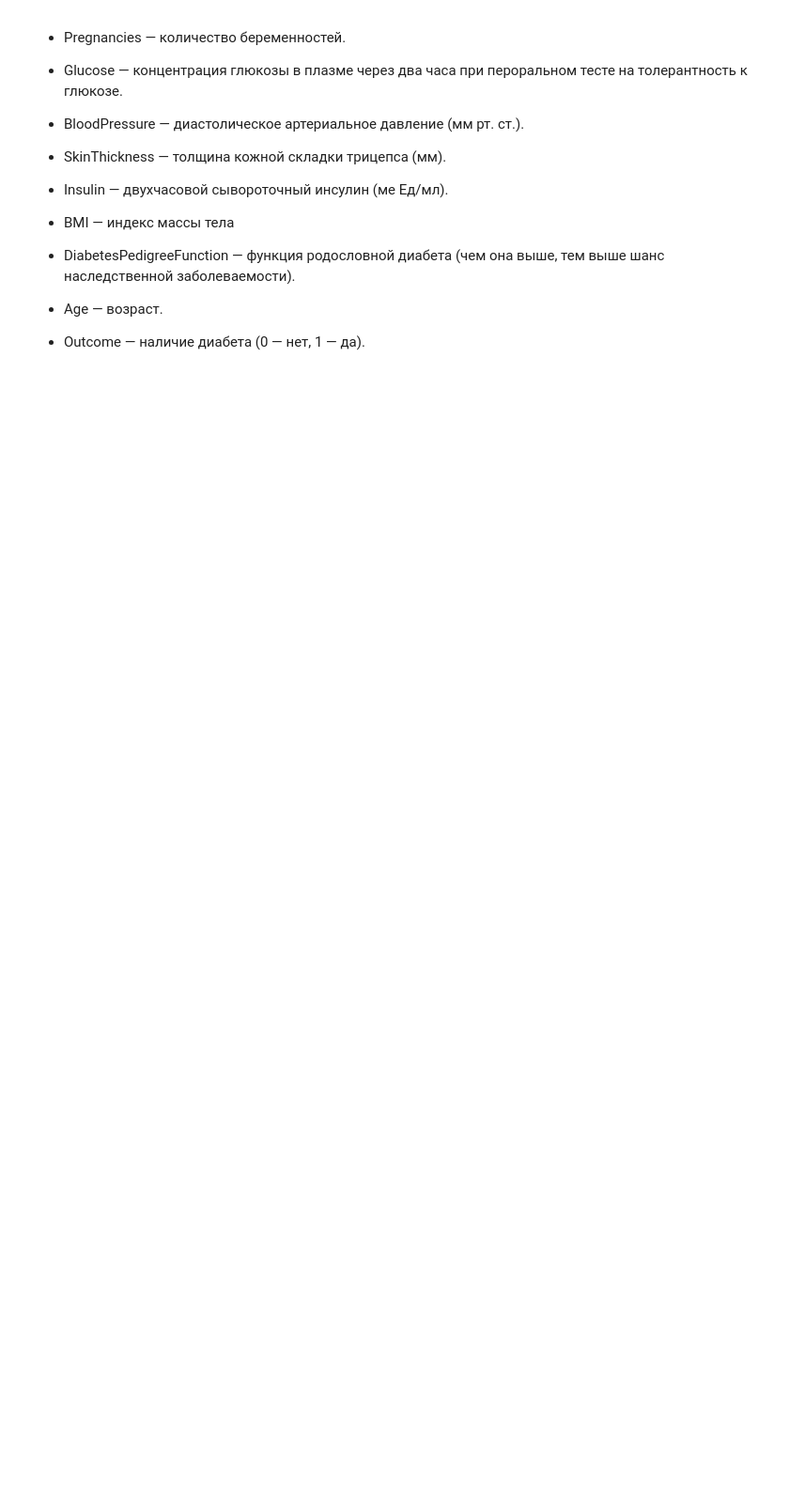
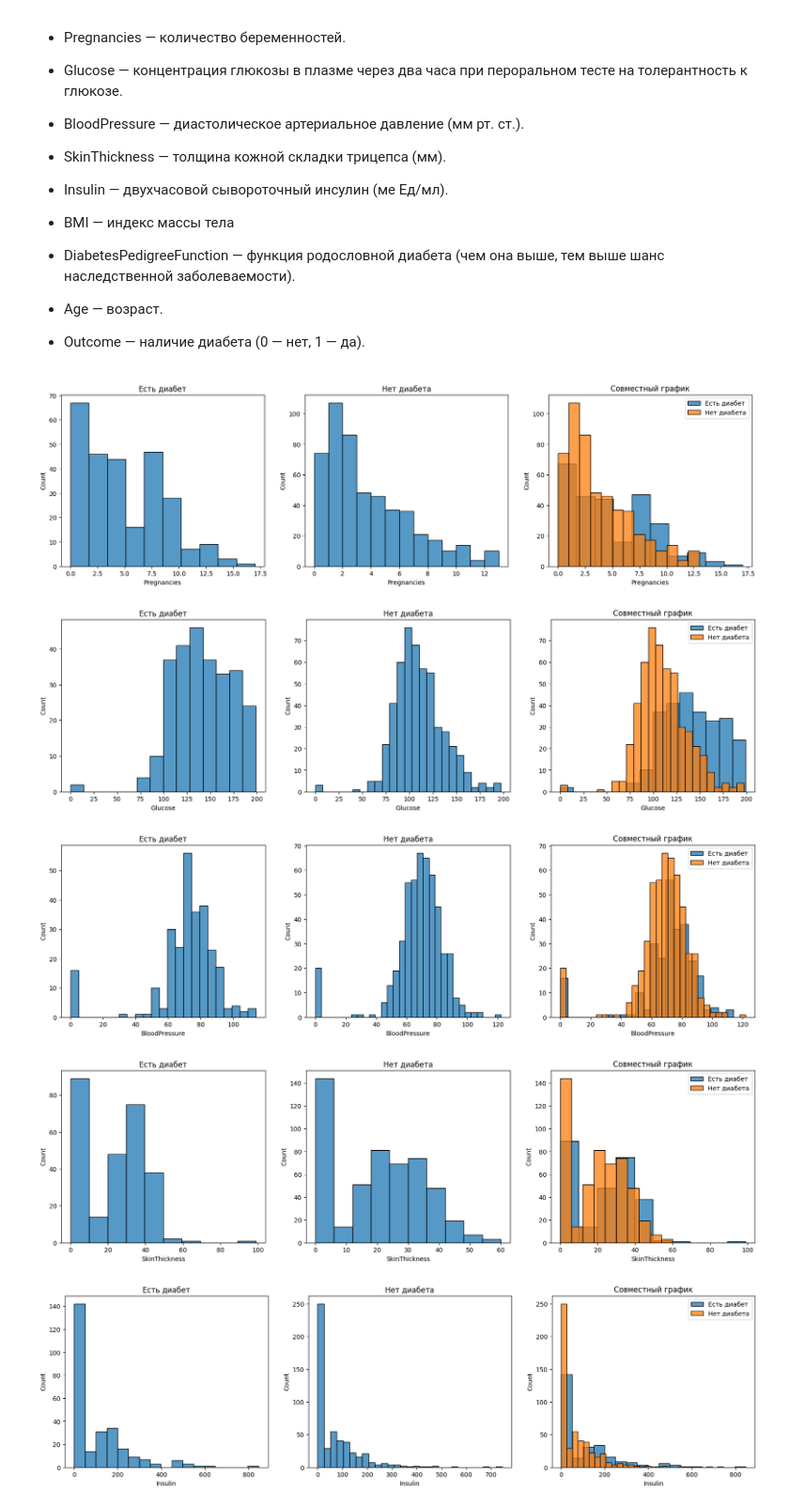
Before and after one commit to vokhmianin-da/sf_data_science, a Jupyter notebook: PYTHON-14 CLEAN DATA/Practic.ipynb, the cells around one changed output. Shown at 94% size. Cells and saved outputs as stored; diff of their text form; code cells hidden in the pictures; blank space fills up the shorter version.

```diff
--- a/PYTHON-14 CLEAN DATA/Practic.ipynb
+++ b/PYTHON-14 CLEAN DATA/Practic.ipynb
@@ -42,3 +45,26 @@ diabetes.head()
 * Age — возраст.
 
 * Outcome — наличие диабета (0 — нет, 1 — да).
+# %%
+#diabetes.hist(figsize=(20, 8));
+#display(diabetes.columns)
+#diabetes[diabetes["Outcome"]==1].hist(figsize=(20, 8));
+#diabetes[diabetes["Outcome"]==0].hist(figsize=(20, 8));
+for col in diabetes.columns:
+    if col == 'Outcome' or col == 'Gender':
+        continue
+    fig,axes=plt.subplots(nrows=1, ncols=3, figsize=(20, 5))
+    sns.histplot(diabetes[diabetes["Outcome"]==1][col],ax=axes[0])
+    axes[0].set_title("Есть диабет")
+    sns.histplot(diabetes[diabetes["Outcome"]==0][col],ax=axes[1])
+    axes[1].set_title("Нет диабета")
+    sns.histplot(diabetes[diabetes["Outcome"]==1][col],ax=axes[2])
+    sns.histplot(diabetes[diabetes["Outcome"]==0][col],ax=axes[2])
+    axes[2].set_title("Совместный график")
+    axes[2].legend(['Есть диабет', 'Нет диабета'])
+# %% [output]
+[figure, added]
+[figure, added]
+[figure, added]
+[figure, added]
+[figure, added]
```
Also changed, not shown: parts of 23 cells of this notebook, 1 other file.
